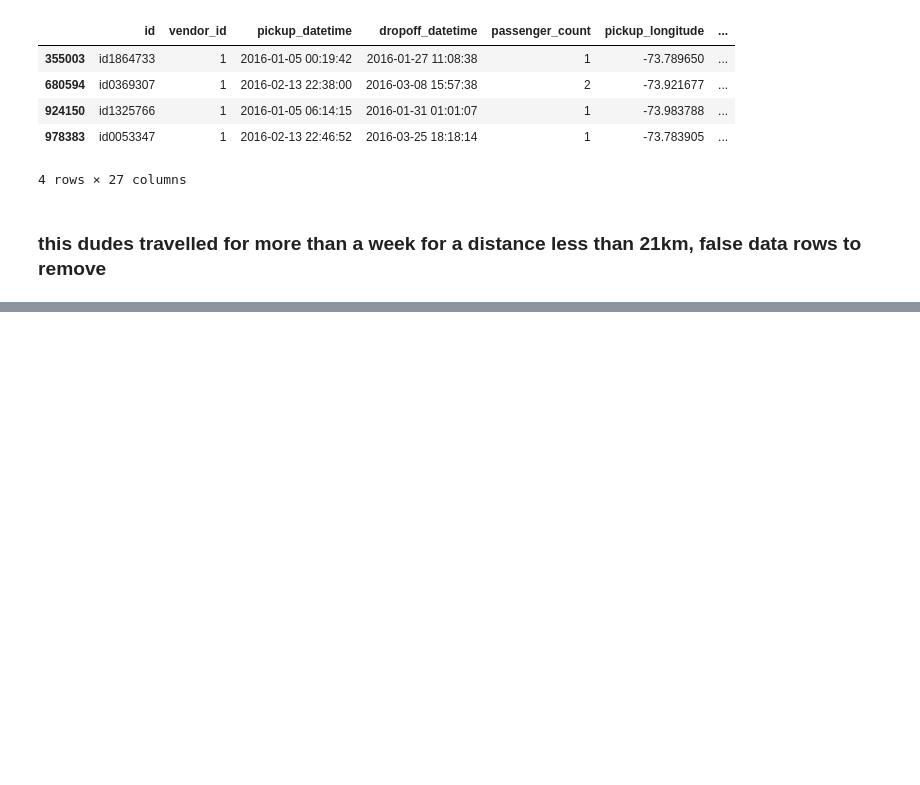
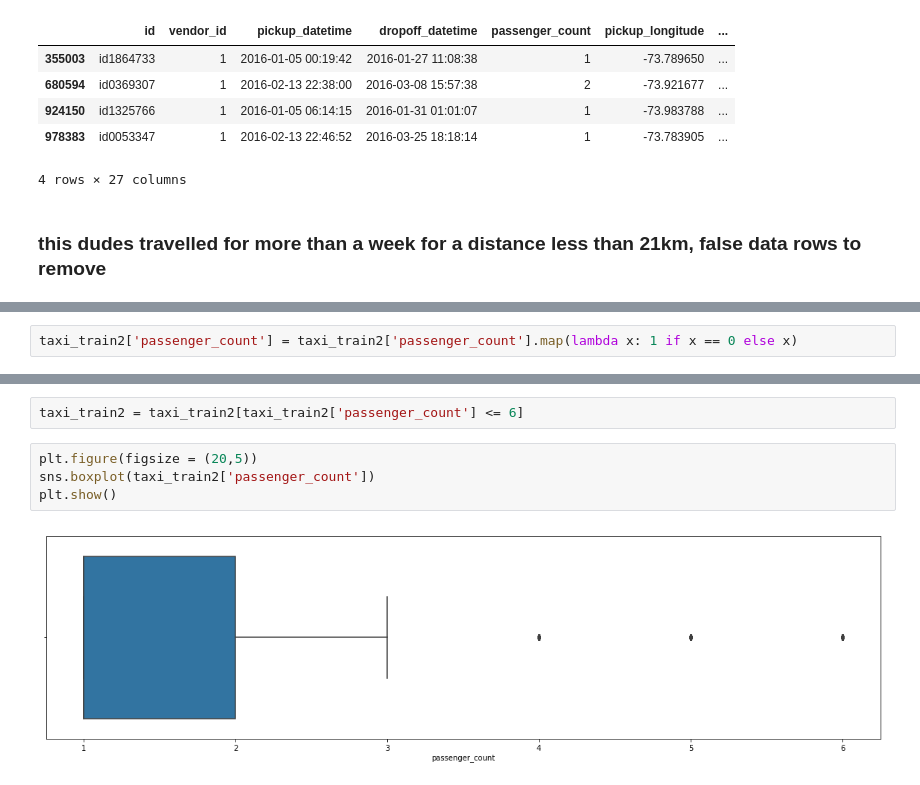
Before and after one commit to teamf3b/NYtaxy, a Jupyter notebook: Data exploration Taxi NY.ipynb, the cells around one changed output, grey strips where cells are left out. Cells and saved outputs as stored; diff of their text form; blank space fills up the shorter version.

```diff
--- a/Data exploration Taxi NY.ipynb
+++ b/Data exploration Taxi NY.ipynb
@@ -765,0 +783,2 @@ taxi_train2[taxi_train2['trip_duration']> 24*3600].head()
+# %%
+taxi_train2['passenger_count'] = taxi_train2['passenger_count'].map(lambda x: 1 if x == 0 else x)
@@ -765,0 +797,8 @@ taxi_train2[taxi_train2['trip_duration']> 24*3600].head()
+# %%
+taxi_train2 = taxi_train2[taxi_train2['passenger_count'] <= 6]
+# %%
+plt.figure(figsize = (20,5))
+sns.boxplot(taxi_train2['passenger_count'])
+plt.show()
+# %% [output]
+[figure, added]
```
Also changed, not shown: parts of 29 cells of this notebook.
